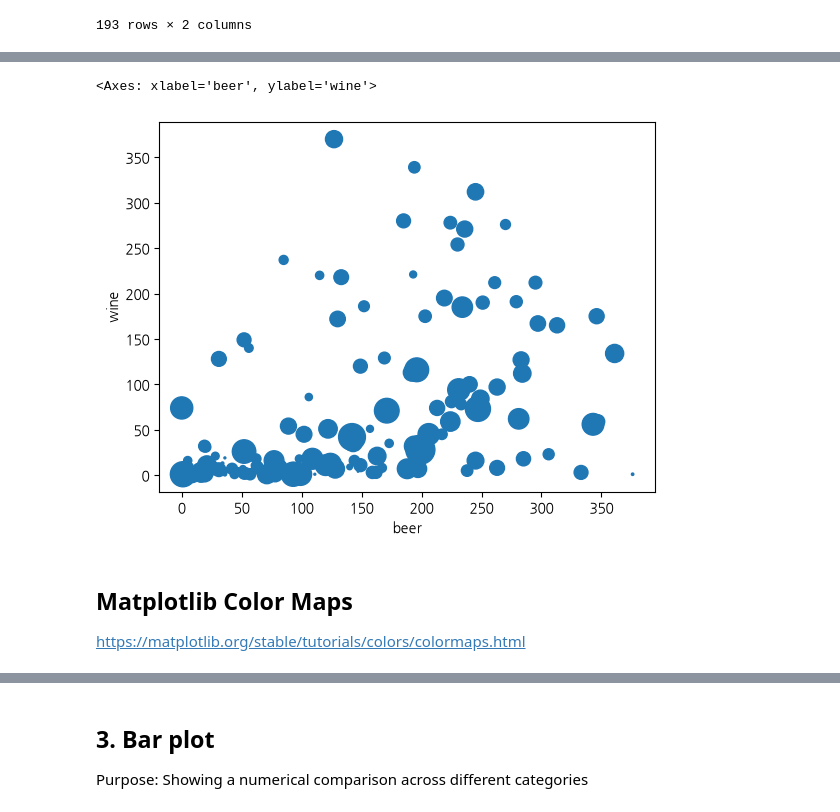
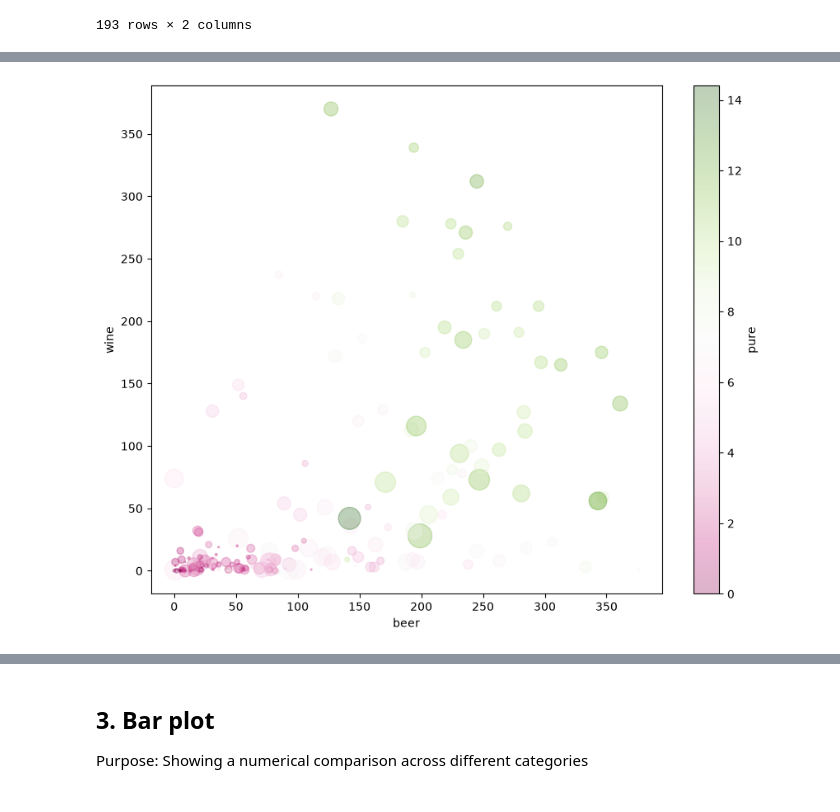
Before and after one commit to jslee-gses/code, a Jupyter notebook: lecture03_data_visualization/03_1_matplotlib.ipynb, the cells around one changed output, grey strips where cells are left out. Saved outputs shown, nothing was run; the diff lists cells and outputs as text; code cells hidden in the pictures.

```diff
--- a/lecture03_data_visualization/03_1_matplotlib.ipynb
+++ b/lecture03_data_visualization/03_1_matplotlib.ipynb
@@ -38,3 +24,5 @@ import koreanize_matplotlib
 
 import numpy as np
 import pandas as pd
+
+plt.style.use('default')
@@ -128,0 +96,2 @@ array([[<Axes: title={'center': 'beer'}>]], dtype=object)
+# %%
+plt.style.use('seaborn-v0_8-deep')        # 스타일 적용
@@ -197,9 +175,14 @@ drinks.plot(kind='scatter', x='beer', y='wine', alpha=0.3)
 # %%
-# vary point size by spirit servings
-drinks.plot(kind='scatter', x='beer', y='wine', s='spirit')
+drinks.plot(kind='scatter',
+            x='beer',
+            y='wine',
+            s='spirit',         # 크기
+            c='pure',           # 컬러
+            colormap='PiYG',    # 컬러팔레트
+            alpha=0.3,          # 투명도
+            figsize=(10, 8),    # 이미지 크기
+            )
+
+plt.savefig('image/2_2.png')
 # %% [output]
-<Axes: xlabel='beer', ylabel='wine'>
-[figure, old version]
+[figure, new version]
-# %% [markdown]
-## Matplotlib Color Maps
-https://matplotlib.org/stable/tutorials/colors/colormaps.html
```
Also changed, not shown: parts of 49 cells of this notebook.
